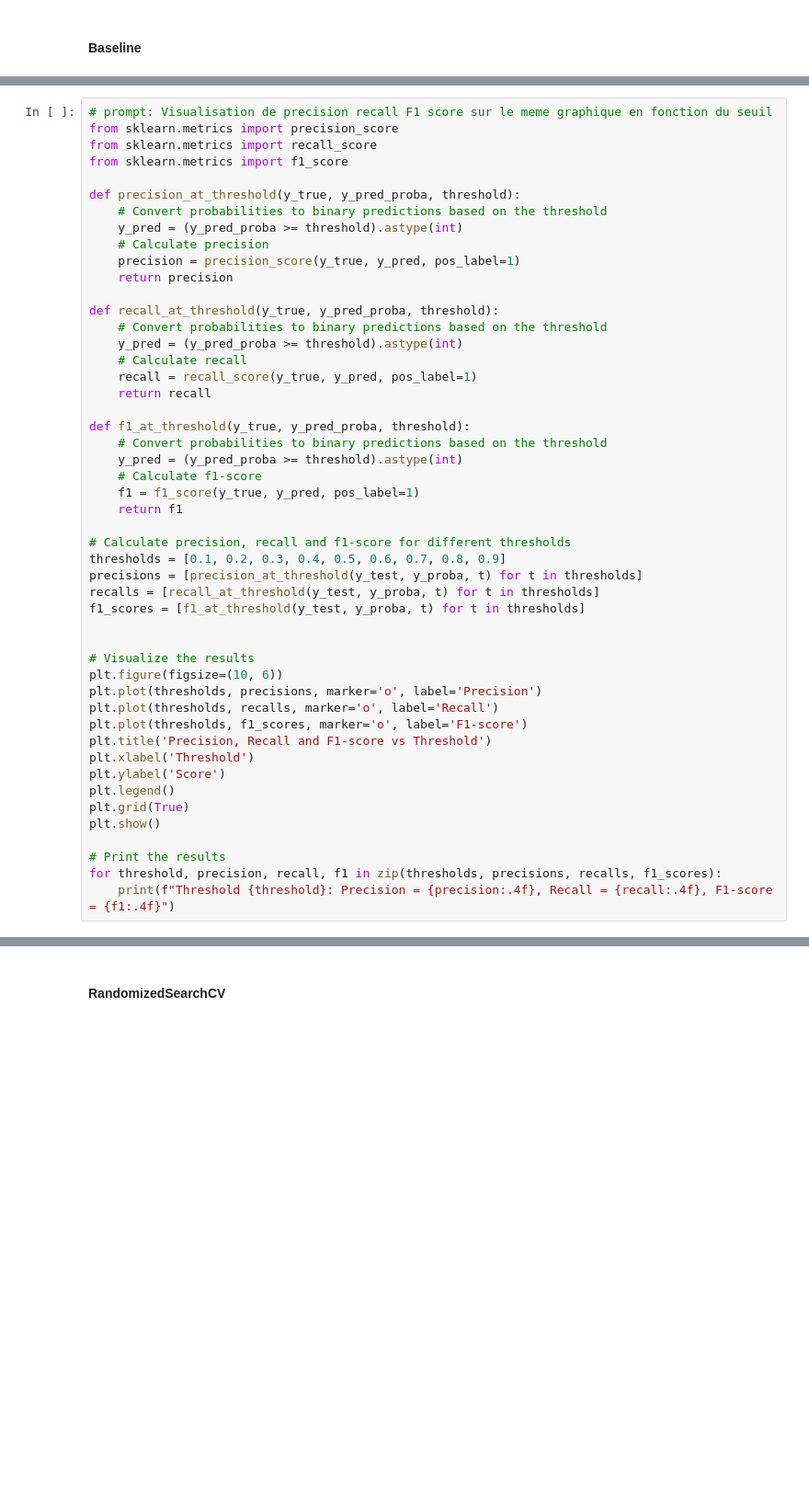
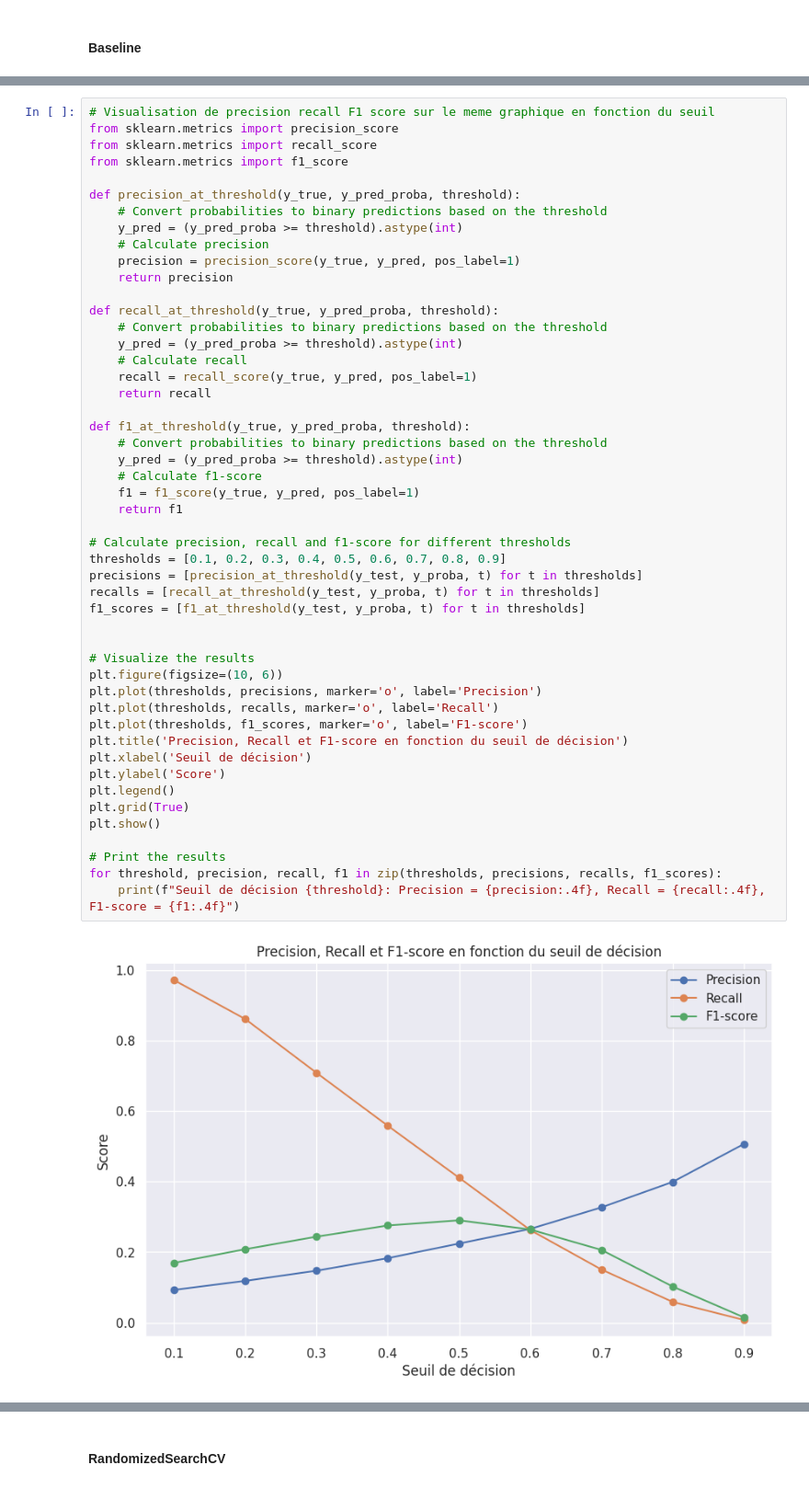
Before and after one commit to DavidScanu/oc-ai-engineer-p04-scoring, a Jupyter notebook: p04_scanu_david_02_notebook_training_2024_11_22.ipynb, the cells around one changed output, grey strips where cells are left out. Shown at 92% size. Cells and saved outputs as stored; diff of their text form; blank space fills up the shorter version.

```diff
--- a/p04_scanu_david_02_notebook_training_2024_11_22.ipynb
+++ b/p04_scanu_david_02_notebook_training_2024_11_22.ipynb
@@ -600,5 +854,5 @@ plt.show()
 # %%
-# prompt: Visualisation de precision recall F1 score sur le meme graphique en fonction du seuil
+# Visualisation de precision recall F1 score sur le meme graphique en fonction du seuil
 from sklearn.metrics import precision_score
 from sklearn.metrics import recall_score
 from sklearn.metrics import f1_score
@@ -616,33 +870,35 @@ def recall_at_threshold(y_true, y_pred_proba, threshold):
     # Calculate recall
     recall = recall_score(y_true, y_pred, pos_label=1)
     return recall
 
 def f1_at_threshold(y_true, y_pred_proba, threshold):
     # Convert probabilities to binary predictions based on the threshold
     y_pred = (y_pred_proba >= threshold).astype(int)
     # Calculate f1-score
     f1 = f1_score(y_true, y_pred, pos_label=1)
     return f1
 
 # Calculate precision, recall and f1-score for different thresholds
 thresholds = [0.1, 0.2, 0.3, 0.4, 0.5, 0.6, 0.7, 0.8, 0.9]
 precisions = [precision_at_threshold(y_test, y_proba, t) for t in thresholds]
 recalls = [recall_at_threshold(y_test, y_proba, t) for t in thresholds]
 f1_scores = [f1_at_threshold(y_test, y_proba, t) for t in thresholds]
 
 
 # Visualize the results
 plt.figure(figsize=(10, 6))
 plt.plot(thresholds, precisions, marker='o', label='Precision')
 plt.plot(thresholds, recalls, marker='o', label='Recall')
 plt.plot(thresholds, f1_scores, marker='o', label='F1-score')
-plt.title('Precision, Recall and F1-score vs Threshold')
-plt.xlabel('Threshold')
+plt.title('Precision, Recall et F1-score en fonction du seuil de décision')
+plt.xlabel('Seuil de décision')
 plt.ylabel('Score')
 plt.legend()
 plt.grid(True)
 plt.show()
 
 # Print the results
 for threshold, precision, recall, f1 in zip(thresholds, precisions, recalls, f1_scores):
-    print(f"Threshold {threshold}: Precision = {precision:.4f}, Recall = {recall:.4f}, F1-score = {f1:.4f}")
+    print(f"Seuil de décision {threshold}: Precision = {precision:.4f}, Recall = {recall:.4f}, F1-score = {f1:.4f}")
+# %% [output]
+[figure, added]
```
Also changed, not shown: parts of 32 cells of this notebook.
